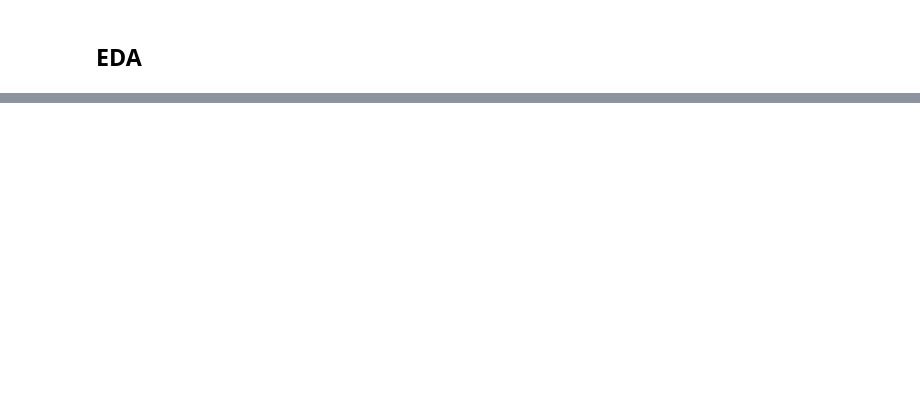
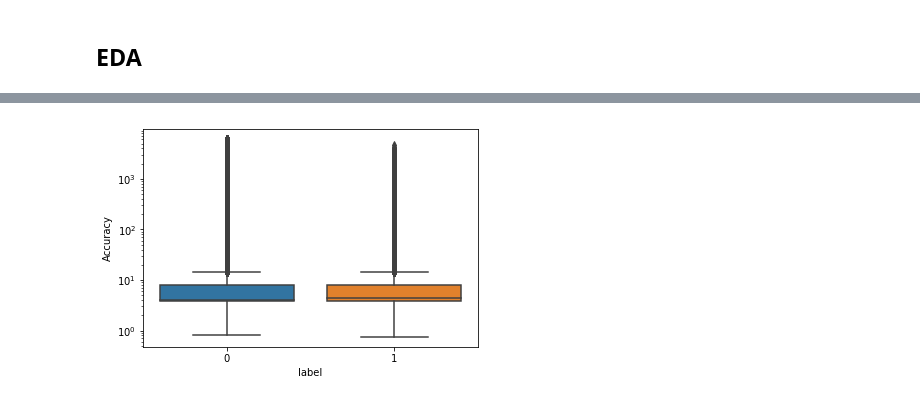
Before and after one commit to PrinceJavier/grab-ai, a Jupyter notebook: grab-ai-eda.ipynb, the cells around one changed output, grey strips where cells are left out. Saved outputs shown, nothing was run; the diff lists cells and outputs as text; code cells hidden in the pictures; blank space fills up the shorter version.

Commit message:
preprocessing done using pandas. EDA wip

```diff
--- a/grab-ai-eda.ipynb
+++ b/grab-ai-eda.ipynb
@@ -80,6 +84,10 @@ _.head()
 # %%
 # let's load the labels csv
 labels = pd.read_csv("data/safety/labels/part-00000-e9445087-aa0a-433b-a7f6-7f4c19d78ad6-c000.csv")
+
+# drop duplicates
+labels = labels.dropna()
+
 labels.head()
 # %% [output]
 |  | bookingID | label |
@@ -98,3 +113,13 @@ len(labels)
 len(labels.bookingID.unique())
 # %% [output]
 20000
+# %%
+# load all paths into list
+paths = glob.glob("data/safety/features/*.csv")
+
+# let's combine all feature into one pandas dataframe
+df_feats = pd.DataFrame()
+
+for path in paths:
+    _ = pd.read_csv(path, header="infer")
+    df_feats = pd.concat([df_feats, _])
@@ -100,0 +139,3 @@ len(labels.bookingID.unique())
+# %%
+# drop duplicates
+df_feats = df_feats.drop_duplicates()
@@ -100,0 +158,3 @@ len(labels.bookingID.unique())
+# %%
+# left join with labels
+df_feats_labels = pd.merge(df_feats, labels, how="outer", on="bookingID")
@@ -236,0 +323,7 @@ query = "SELECT"
+# %%
+# boxplots
+plt.semilogy()
+sns.boxplot(x="label", y="Accuracy", data=df_feats_labels)
+plt.show()
+# %% [output]
+[figure, added]
```
Also changed, not shown: parts of 33 cells of this notebook.
